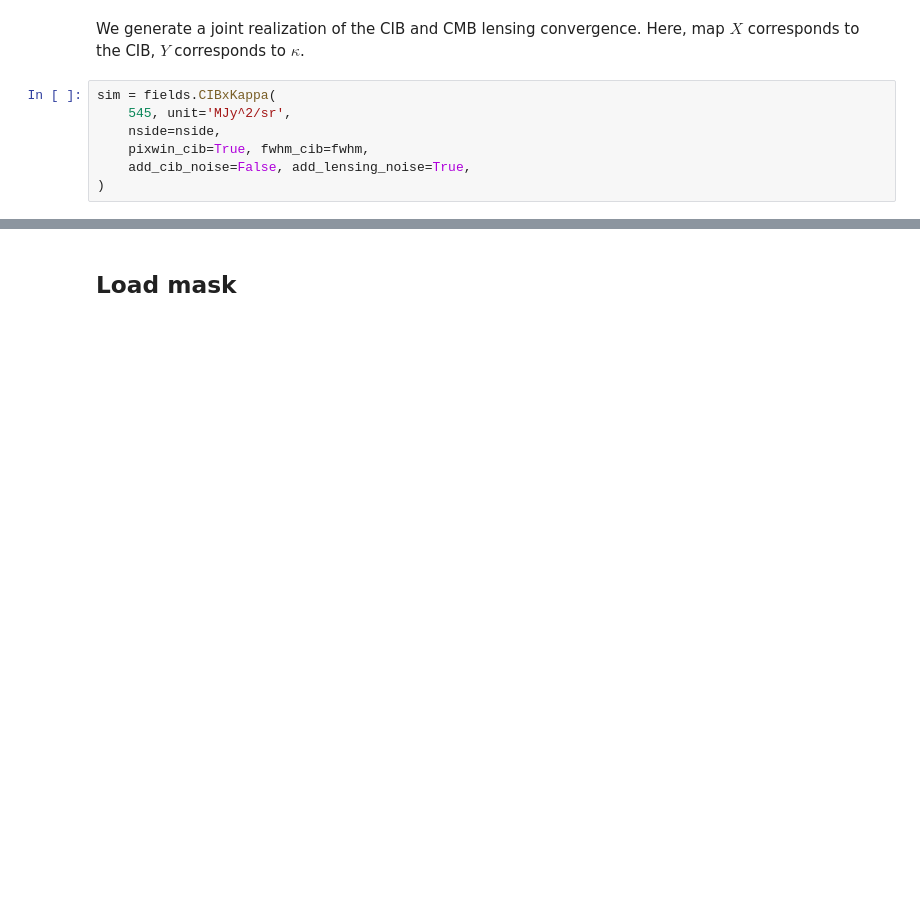
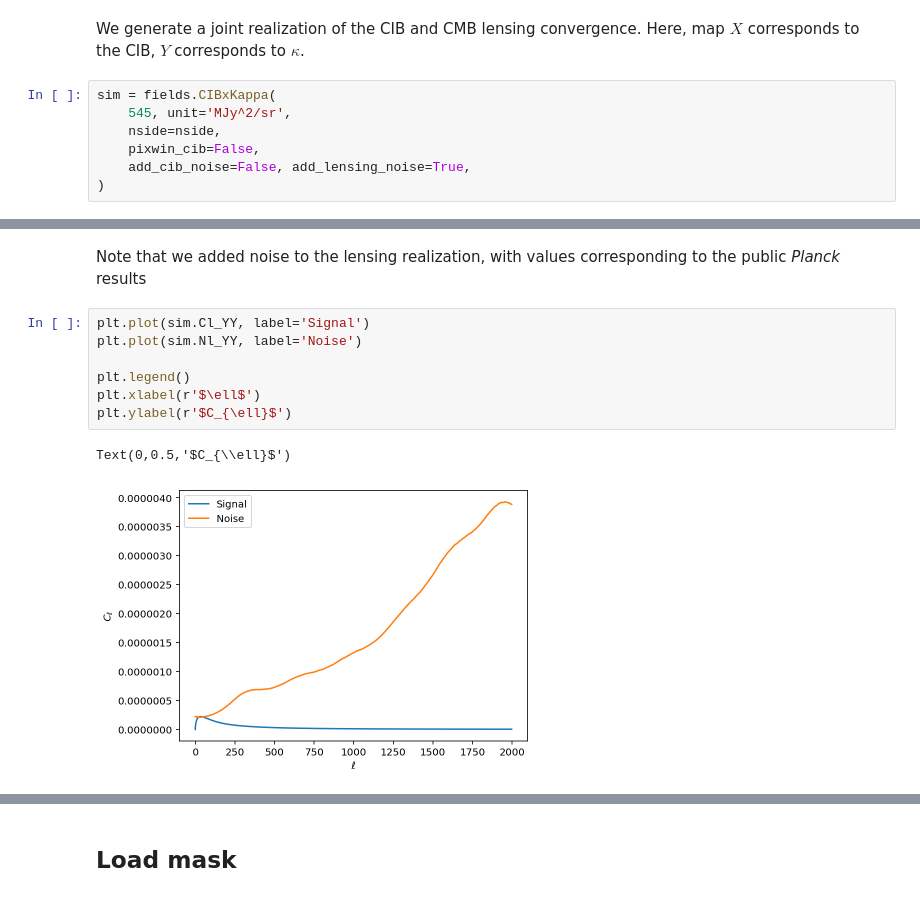
Before and after one commit to DanielLenz/nmt_binder, a Jupyter notebook: notebooks/cibXkappa_example.ipynb, the cells around one changed output, grey strips where cells are left out. Saved outputs shown, nothing was run; the diff lists cells and outputs as text; blank space fills up the shorter version.

```diff
--- a/notebooks/cibXkappa_example.ipynb
+++ b/notebooks/cibXkappa_example.ipynb
@@ -34,7 +34,7 @@ We generate a joint realization of the CIB and CMB lensing convergence. Here, ma
 sim = fields.CIBxKappa(
     545, unit='MJy^2/sr',
     nside=nside,
-    pixwin_cib=True, fwhm_cib=fwhm,
+    pixwin_cib=False,
     add_cib_noise=False, add_lensing_noise=True,
 )
 # %%
@@ -77,3 +79,15 @@ for ax in [ax1, ax2, ax3]:
+# %% [markdown]
+Note that we added noise to the lensing realization, with values corresponding to the public _Planck_ results
+# %%
+plt.plot(sim.Cl_YY, label='Signal')
+plt.plot(sim.Nl_YY, label='Noise')
+
+plt.legend()
+plt.xlabel(r'$\ell$')
+plt.ylabel(r'$C_{\ell}$')
+# %% [output]
+Text(0,0.5,'$C_{\\ell}$')
+[figure, added]
 # %%
 hp.mollview(sim.hpxmap_X)
 hp.mollview(sim.hpxmap_Y)
```
Also changed, not shown: parts of 32 cells of this notebook.
